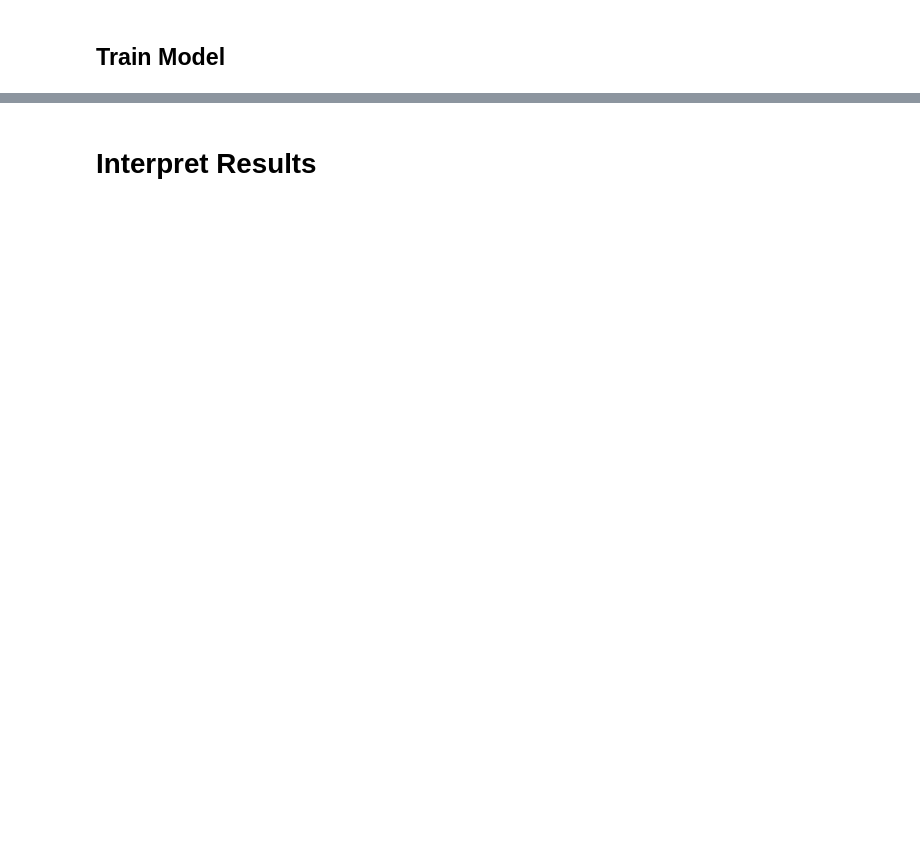
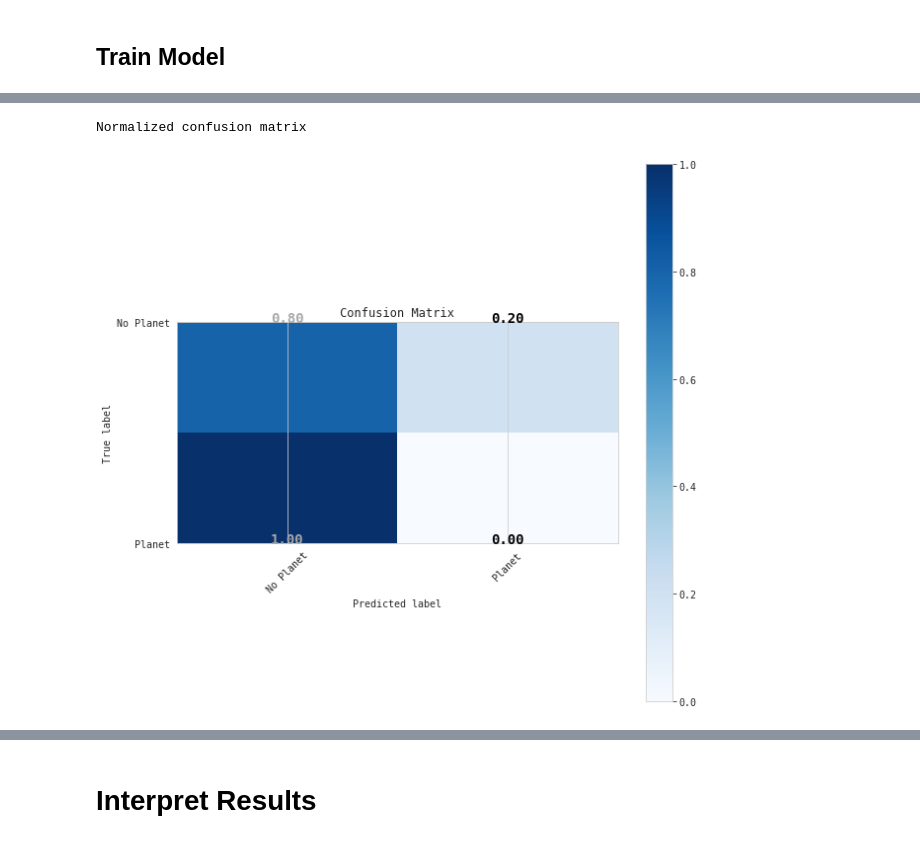
Before and after one commit to alphasentaurii/starskope, a Jupyter notebook: starskope.ipynb, the cells around one changed output, grey strips where cells are left out. Cells and saved outputs as stored; diff of their text form; code cells hidden in the pictures; blank space fills up the shorter version.

```diff
--- a/starskope.ipynb
+++ b/starskope.ipynb
@@ -400,3 +598,0 @@ def keras_model(optimizer=Adam, learning_rate=1e-5, loss='binary_crossentropy',
-# %%
-model, hist = keras_model(optimizer=Adam, learning_rate=1e-5, loss='binary_crossentropy',
-               metrics=['accuracy'], verbose=0, epochs=5, steps_per_epoch=x_train.shape[1]//32)
@@ -441,4 +598,0 @@ _________________________________________________________________
-# %%
-# TODO: try changing learning rate: increase 4e-3
-model, hist = keras_model(optimizer=Adam, learning_rate=4e-3, loss='binary_crossentropy',
-               metrics=['accuracy'], verbose=2, epochs=40, steps_per_epoch=x_train.shape[1]//32)
@@ -466,0 +766,4 @@ _________________________________________________________________
+# %%
+# Generate class predictions for test set
+y_pred = model.predict_classes(x_test).flatten() # class predictions in binary
+y_pred
@@ -466,0 +961,8 @@ _________________________________________________________________
+# %%
+# Plot normalized confusion matrix
+conf1a = plot_confusion_matrix(cm, classes=['No Planet', 'Planet'], normalize=True,
+                      title='Normalized confusion matrix')
+conf1a
+# %% [output]
+Normalized confusion matrix
+[figure, added]
```
Also changed, not shown: parts of 140 cells of this notebook, 1 other file.
